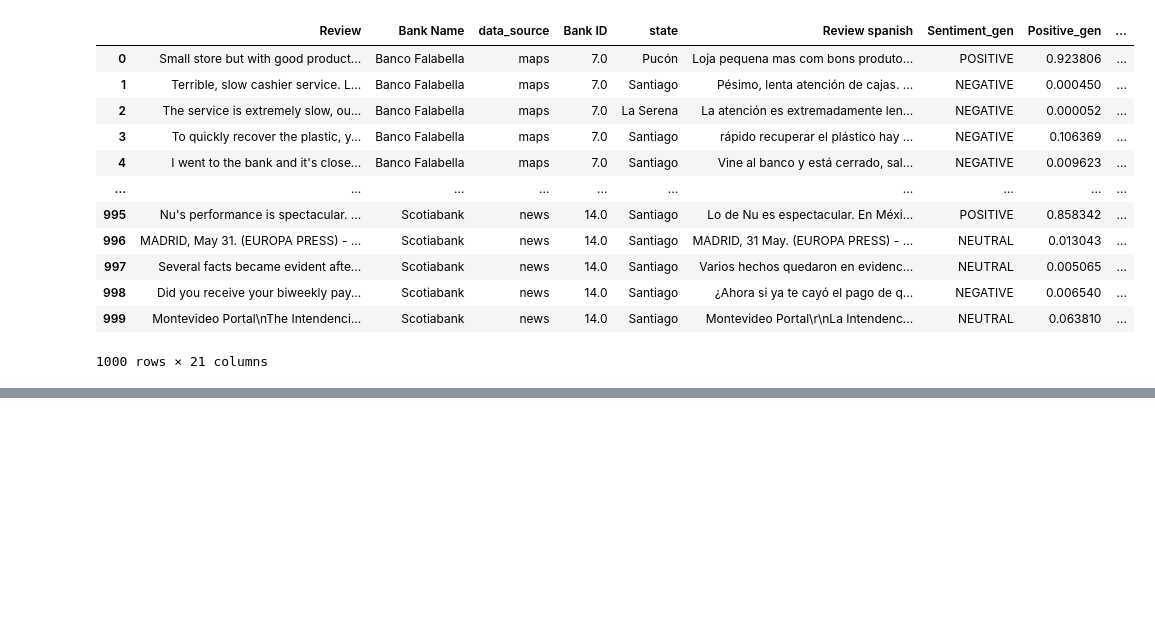
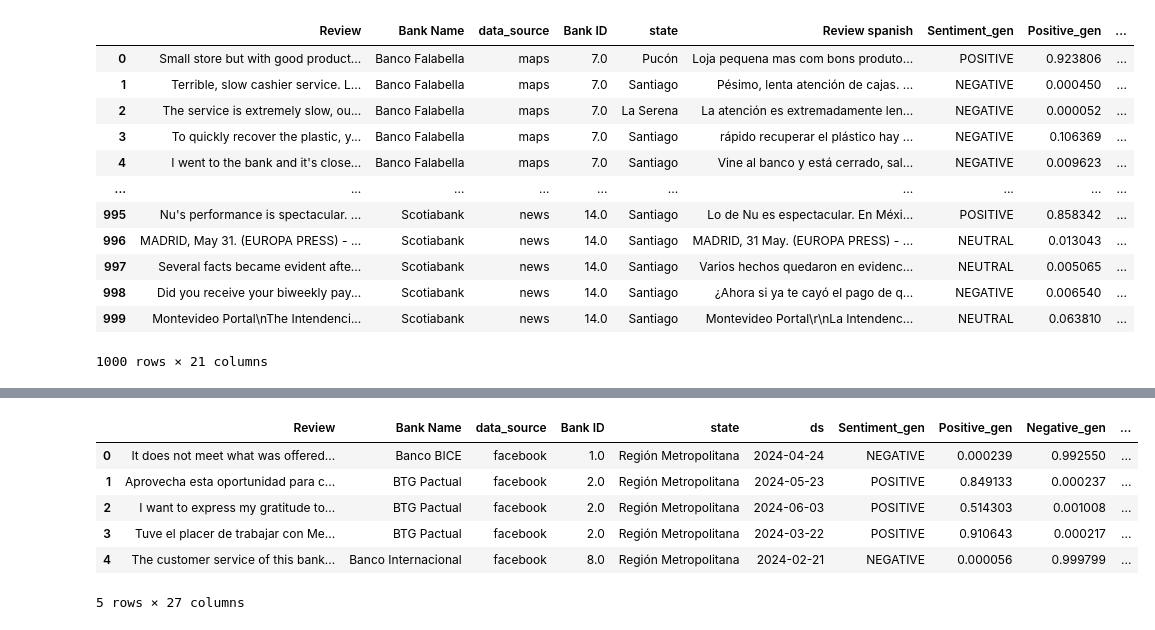
Before and after one commit to SSIndex/MonitorSSINDEX, a Jupyter notebook: DashMonitor/data/Untitled.ipynb, the cells around one changed output, grey strips where cells are left out. Cells and saved outputs as stored; diff of their text form; code cells hidden in the pictures; blank space fills up the shorter version.

```diff
--- a/DashMonitor/data/Untitled.ipynb
+++ b/DashMonitor/data/Untitled.ipynb
@@ -203,0 +267,80 @@ df.to_csv('data_sampled_full_chile.csv',index=False)
+# %%
+import pandas as pd
+from geopy.geocoders import Nominatim
+from geopy.exc import GeocoderTimedOut, GeocoderServiceError
+
+# Load the dataset
+file_path = 'data_full_bancos_chile_2024.csv'
+data = pd.read_csv(file_path)
+
+# Expanded dictionary mapping cities to regions and their corresponding numbers in Chile
+city_to_region = {
+    "Santiago": ("Región Metropolitana", "RM"),
+    "Valparaíso": ("Región de Valparaíso", "V"),
+    "Viña del Mar": ("Región de Valparaíso", "V"),
+    "Concepción": ("Región del Biobío", "VIII"),
+    "La Serena": ("Región de Coquimbo", "IV"),
+    "Antofagasta": ("Región de Antofagasta", "II"),
+    "Temuco": ("Región de La Araucanía", "IX"),
+    "Rancagua": ("Región del Libertador General Bernardo O'Higgins", "VI"),
+    "Iquique": ("Región de Tarapacá", "I"),
+    "Puerto Montt": ("Región de Los Lagos", "X"),
+    "Chillán": ("Región de Ñuble", "XVI"),
+    "Punta Arenas": ("Región de Magallanes y de la Antártica Chilena", "XII"),
+    "Arica": ("Región de Arica y Parinacota", "XV"),
+    "Copiapó": ("Región de Atacama", "III"),
+    "Coyhaique": ("Región de Aysén", "XI"),
+    "Valdivia": ("Región de Los Ríos", "XIV"),
+    "Talca": ("Región del Maule", "VII"),
+    "Curicó": ("Región del Maule", "VII"),
+    "Osorno": ("Región de Los Lagos", "X"),
+    "Quillota": ("Región de Valparaíso", "V"),
+    "San Fernando": ("Región del Libertador General Bernardo O'Higgins", "VI"),
+    "Los Ángeles": ("Región del Biobío", "VIII"),
+    "Calama": ("Región de Antofagasta", "II"),
+    "Talagante": ("Región Metropolitana", "RM"),
+    "Melipilla": ("Región Metropolitana", "RM"),
+    "Quilpué": ("Región de Valparaíso", "V"),
+    "San Antonio": ("Región de Valparaíso", "V"),
+    "Ovalle": ("Región de Coquimbo", "IV"),
+    "Linares": ("Región del Maule", "VII"),
+    "Angol": ("Región de La Araucanía", "IX"),
+    "Villarica": ("Región de La Araucanía", "IX"),
+    "San Felipe": ("Región de Valparaíso", "V"),
+    "Lota": ("Región del Biobío", "VIII"),
+    "Arauco": ("Región del Biobío", "VIII"),
+    "Tocopilla": ("Región de Antofagasta", "II"),
+    "Vallenar": ("Región de Atacama", "III"),
+    "Buin": ("Región Metropolitana", "RM"),
+    "Rengo": ("Región del Libertador General Bernardo O'Higgins", "VI"),
+    "Los Andes": ("Región de Valparaíso", "V"),
+    "San Carlos": ("Región de Ñuble", "XVI"),
+    "Cauquenes": ("Región del Maule", "VII"),
+    "Panguipulli": ("Región de Los Ríos", "XIV"),
+    "Peñaflor": ("Región Metropolitana", "RM"),
+    "Hualpén": ("Región del Biobío", "VIII"),
+    "Pucón": ("Región de La Araucanía", "IX"),
+    "Curanilahue": ("Región del Biobío", "VIII"),
+    "San Pedro de la Paz": ("Región del Biobío", "VIII"),
+    "Talcahuano": ("Región del Biobío", "VIII"),
+    "Colina": ("Región Metropolitana", "RM"),
+    "Villarrica": ("Región de La Araucanía", "IX"),
+    "Coronel": ("Región del Biobío", "VIII"),
+    "Lebú": ("Región del Biobío", "VIII"),
+    # Add more cities and their respective regions and numbers as needed
+}
+
+# Create the 'region' and 'state_num' columns by mapping the 'state' column using the city_to_region dictionary
+data['city'] = data['state']
+data['state'] = data['state'].map(lambda x: city_to_region.get(x, ('Region Not Found', 'Region Not Found'))[0])
+data['state_num'] = data['city'].map(lambda x: city_to_region.get(x, ('Region Not Found', 'Region Not Found'))[1])
+
+data.head()
+# %% [output]
+|  | Review | Bank Name | data_source | Bank ID | state | ds | Sentiment_gen | Positive_gen | Negative_gen | ... |
+| 0 | It does not meet what was offered... | Banco BICE | facebook | 1.0 | Región Metropolitana | 2024-04-24 | NEGATIVE | 0.000239 | 0.992550 | ... |
+| 1 | Aprovecha esta oportunidad para c... | BTG Pactual | facebook | 2.0 | Región Metropolitana | 2024-05-23 | POSITIVE | 0.849133 | 0.000237 | ... |
+| 2 | I want to express my gratitude to... | BTG Pactual | facebook | 2.0 | Región Metropolitana | 2024-06-03 | POSITIVE | 0.514303 | 0.001008 | ... |
+| 3 | Tuve el placer de trabajar con Me... | BTG Pactual | facebook | 2.0 | Región Metropolitana | 2024-03-22 | POSITIVE | 0.910643 | 0.000217 | ... |
+| 4 | The customer service of this bank... | Banco Internacional | facebook | 8.0 | Región Metropolitana | 2024-02-21 | NEGATIVE | 0.000056 | 0.999799 | ... |
+5 rows × 27 columns
```
Also changed, not shown: parts of 27 cells of this notebook, 30 other files.
